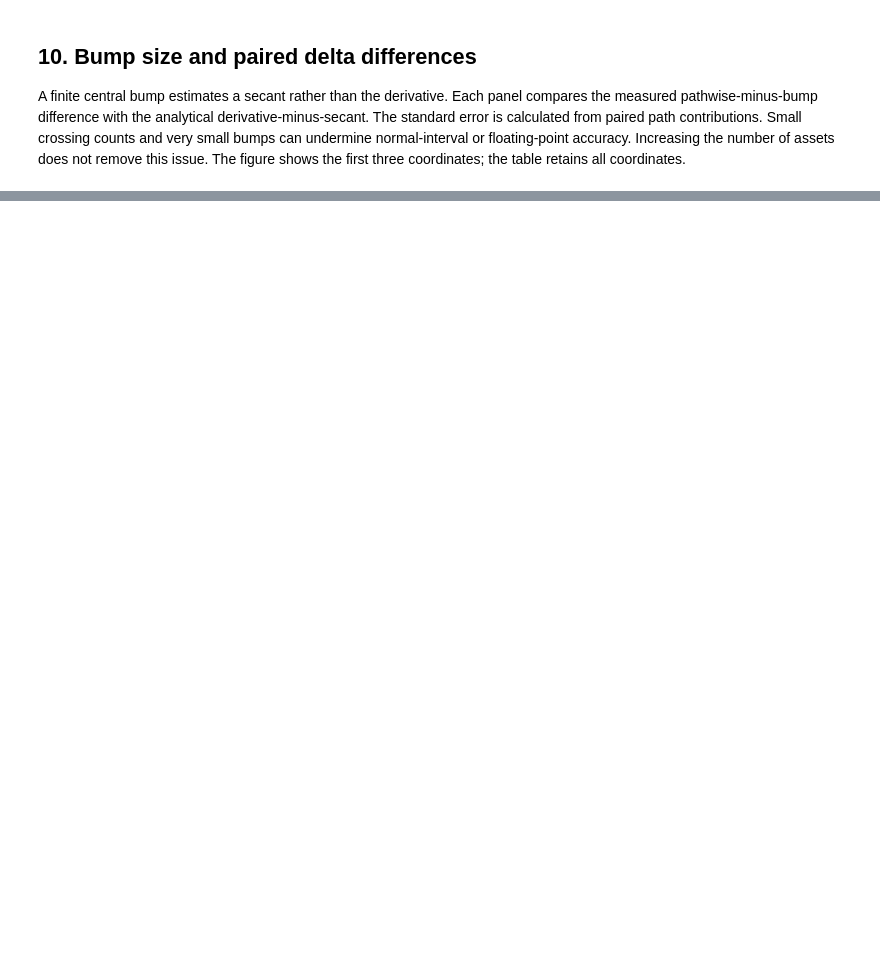
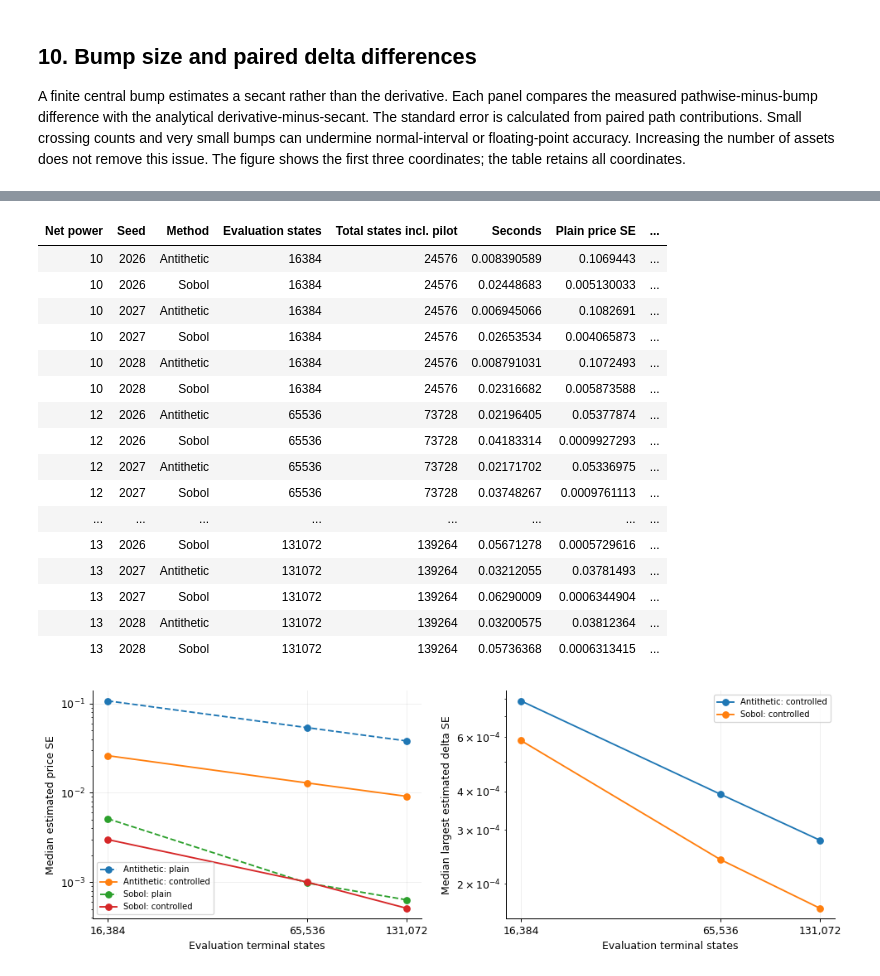
Before and after one commit to KVInator/deep-bsde-pricing, a Jupyter notebook: notebooks/02_basket_references.ipynb, the cells around one changed output, grey strips where cells are left out. Drawn from its saved outputs; the diff is of its cells as text; code cells hidden in the pictures; blank space fills up the shorter version.

```diff
--- a/notebooks/02_basket_references.ipynb
+++ b/notebooks/02_basket_references.ipynb
@@ -423,0 +562,52 @@ table(["Asset","Relative bump","Paired difference","Paired SE","Analytical gap",
+# %%
+allocation_powers=(10,12,13)
+reference_seeds=(seed,seed+1,seed+2)
+allocation_rows=[]
+for power in allocation_powers:
+    for run_seed in reference_seeds:
+        for method in ("Antithetic","Sobol"):
+            result,elapsed=timed_estimate(method,run_seed,power=power,
+                         pairs=scramble_count*2**power//2)
+            allocation_rows.append((power,run_seed,method,result.evaluation_terminal_states,
+                 result.total_terminal_states,elapsed,result.plain.price.standard_error,
+                 result.controlled.price.standard_error,
+                 max(v.standard_error for v in result.controlled.deltas)))
+table(["Net power","Seed","Method","Evaluation states","Total states incl. pilot","Seconds","Plain price SE","Controlled price SE","Largest controlled delta SE"],allocation_rows)
+fig,axes=plt.subplots(1,2,figsize=(11,3.8))
+for method in ("Antithetic","Sobol"):
+    counts=[scramble_count*2**power for power in allocation_powers]
+    for column,label,style in ((6,"plain","--"),(7,"controlled","-")):
+        medians=[np.median([row[column] for row in allocation_rows if row[0]==power and row[2]==method])
+                 for power in allocation_powers]
+        axes[0].loglog(counts,medians,"o"+style,label=f"{method}: {label}")
+    medians=[np.median([row[8] for row in allocation_rows if row[0]==power and row[2]==method])
+             for power in allocation_powers]
+    axes[1].loglog(counts,medians,"o-",label=f"{method}: controlled")
+for ax in axes:
+    ax.set_xlabel("Evaluation terminal states")
+    ax.set_xticks(counts, [f"{v:,}" for v in counts])
+    ax.xaxis.set_minor_locator(matplotlib.ticker.NullLocator())
+    ax.legend(fontsize=8)
+axes[0].set(ylabel="Median estimated price SE")
+axes[1].set(ylabel="Median largest estimated delta SE")
+fig.tight_layout()
+plt.show()
+# %% [output]
+| Net power | Seed | Method | Evaluation states | Total states incl. pilot | Seconds | Plain price SE | ... |
+| 10 | 2026 | Antithetic | 16384 | 24576 | 0.008390589 | 0.1069443 | ... |
+| 10 | 2026 | Sobol | 16384 | 24576 | 0.02448683 | 0.005130033 | ... |
+| 10 | 2027 | Antithetic | 16384 | 24576 | 0.006945066 | 0.1082691 | ... |
+| 10 | 2027 | Sobol | 16384 | 24576 | 0.02653534 | 0.004065873 | ... |
+| 10 | 2028 | Antithetic | 16384 | 24576 | 0.008791031 | 0.1072493 | ... |
+| 10 | 2028 | Sobol | 16384 | 24576 | 0.02316682 | 0.005873588 | ... |
+| 12 | 2026 | Antithetic | 65536 | 73728 | 0.02196405 | 0.05377874 | ... |
+| 12 | 2026 | Sobol | 65536 | 73728 | 0.04183314 | 0.0009927293 | ... |
+| 12 | 2027 | Antithetic | 65536 | 73728 | 0.02171702 | 0.05336975 | ... |
+| 12 | 2027 | Sobol | 65536 | 73728 | 0.03748267 | 0.0009761113 | ... |
+| ... | ... | ... | ... | ... | ... | ... | ... |
+| 13 | 2026 | Sobol | 131072 | 139264 | 0.05671278 | 0.0005729616 | ... |
+| 13 | 2027 | Antithetic | 131072 | 139264 | 0.03212055 | 0.03781493 | ... |
+| 13 | 2027 | Sobol | 131072 | 139264 | 0.06290009 | 0.0006344904 | ... |
+| 13 | 2028 | Antithetic | 131072 | 139264 | 0.03200575 | 0.03812364 | ... |
+| 13 | 2028 | Sobol | 131072 | 139264 | 0.05736368 | 0.0006313415 | ... |
+[figure, added]
```
Also changed, not shown: parts of 13 cells of this notebook, 7 other files.
